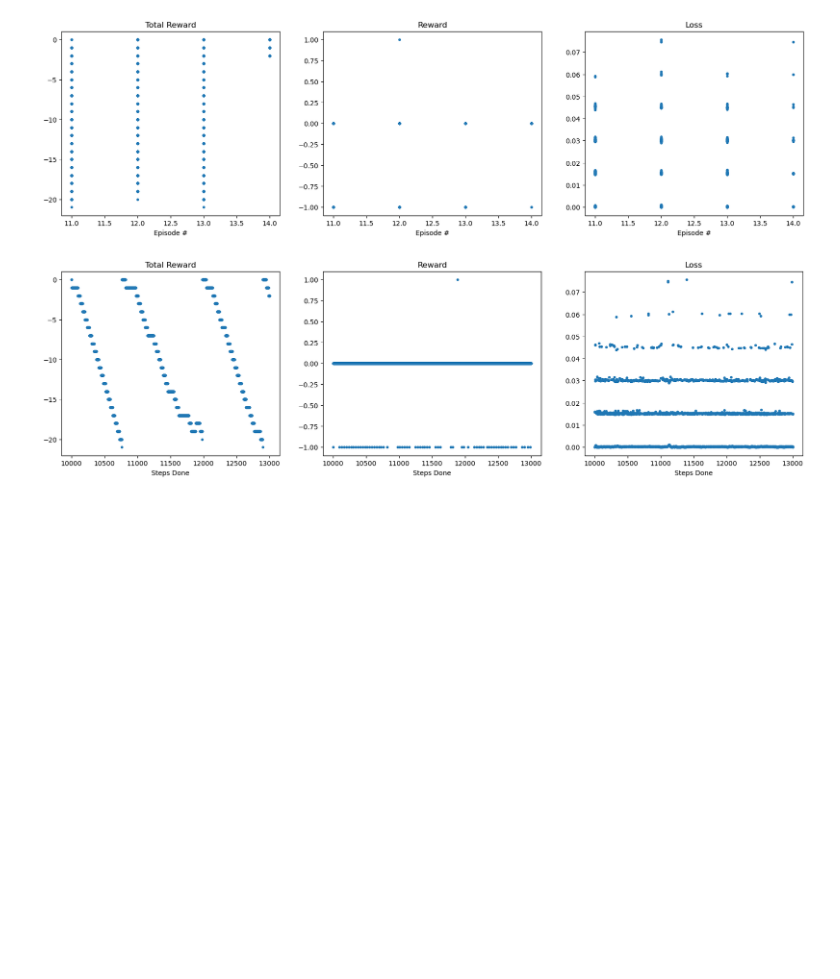
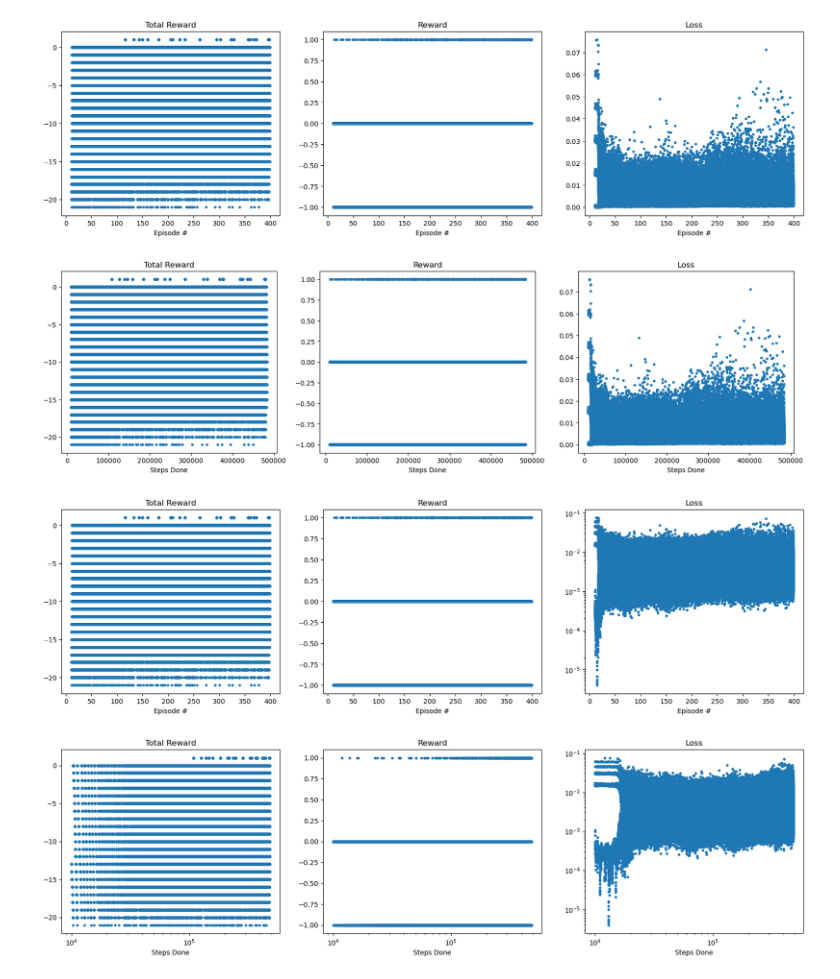
Before and after one commit to rahil-makadia/dqn-atari, a Jupyter notebook: main.ipynb, the cells around one changed output. Saved outputs shown, nothing was run; the diff lists cells and outputs as text; code cells hidden in the pictures; blank space fills up the shorter version.

Commit message:
400 episode run

```diff
--- a/main.ipynb
+++ b/main.ipynb
@@ -92,5 +94,45 @@ KeyboardInterrupt:
-# %%
-model.plot()
-# %% [output]
-[figure, removed]
-[figure, removed]
+# %%
+    def plot(self, logarithmic=False):  # sourcery skip: extract-duplicate-method
+        import matplotlib.pyplot as plt
+        log = self.log
+        fig, ax = plt.subplots(1, 3, figsize=(20, 5))
+        ax[0].plot(log['episode'], log['total_reward'], '.')
+        ax[0].set_title('Total Reward')
+        ax[0].set_xlabel('Episode #')
+        ax[1].plot(log['episode'], log['reward'], '.')
+        ax[1].set_title('Reward')
+        ax[1].set_xlabel('Episode #')
+        ax[2].plot(log['episode'], log['loss'], '.')
+        ax[2].set_title('Loss')
+        ax[2].set_xlabel('Episode #')
+        if logarithmic:
+            ax[2].set_yscale('log')
+        plt.savefig(f'training_per_episode_log_{logarithmic}.png', dpi=300, bbox_inches='tight')
+        plt.show()
+
+        fig, ax = plt.subplots(1, 3, figsize=(20, 5))
+        ax[0].plot(log['steps_done'], log['total_reward'], '.')
+        ax[0].set_title('Total Reward')
+        ax[0].set_xlabel('Steps Done')
+        ax[1].plot(log['steps_done'], log['reward'], '.')
+        ax[1].set_title('Reward')
+        ax[1].set_xlabel('Steps Done')
+        ax[2].plot(log['steps_done'], log['loss'], '.')
+        ax[2].set_title('Loss')
+        ax[2].set_xlabel('Steps Done')
+        if logarithmic:
+            ax[0].set_xscale('log')
+            ax[1].set_xscale('log')
+            ax[2].set_xscale('log')
+            ax[2].set_yscale('log')
+        plt.savefig(f'training_per_step_log_{logarithmic}.png', dpi=300, bbox_inches='tight')
+        plt.show()
+        return
+# %%
+plot(model)
+plot(model, logarithmic=True)
+# %% [output]
+[figure, added]
+[figure, added]
+[figure, added]
+[figure, added]
```
Also changed, not shown: parts of 3 cells of this notebook, 7 other files.
